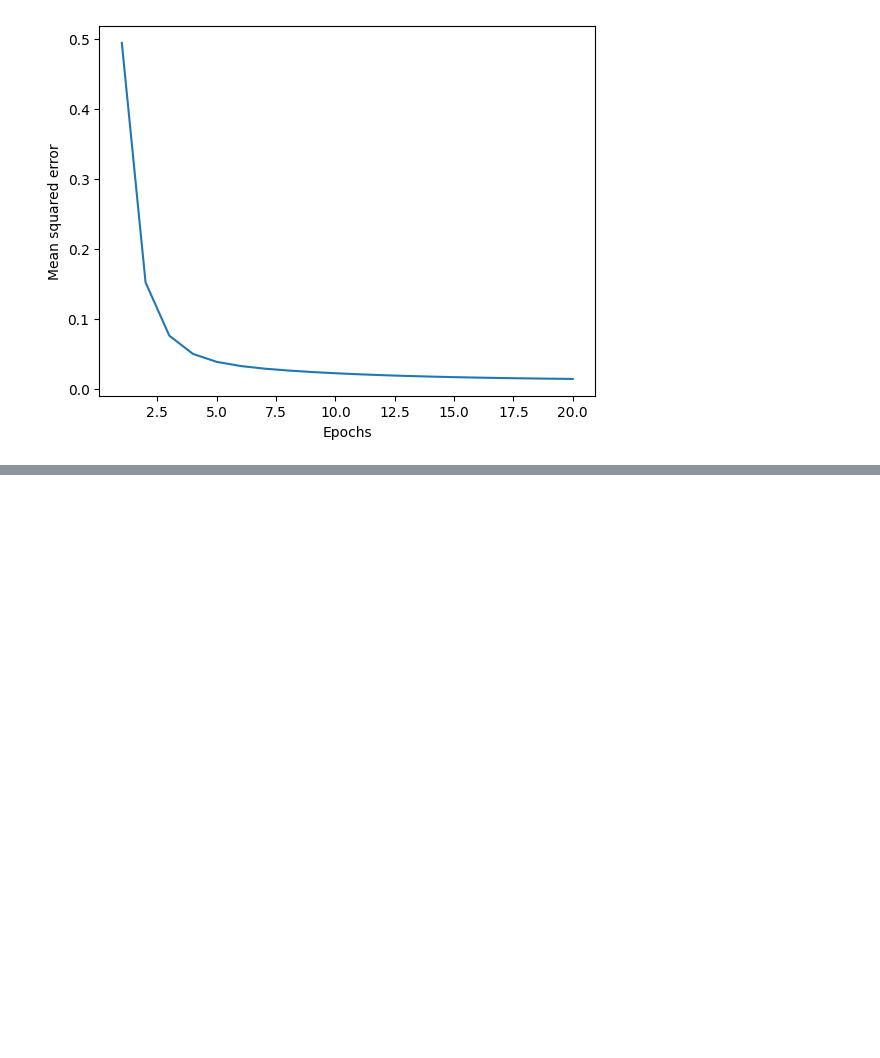
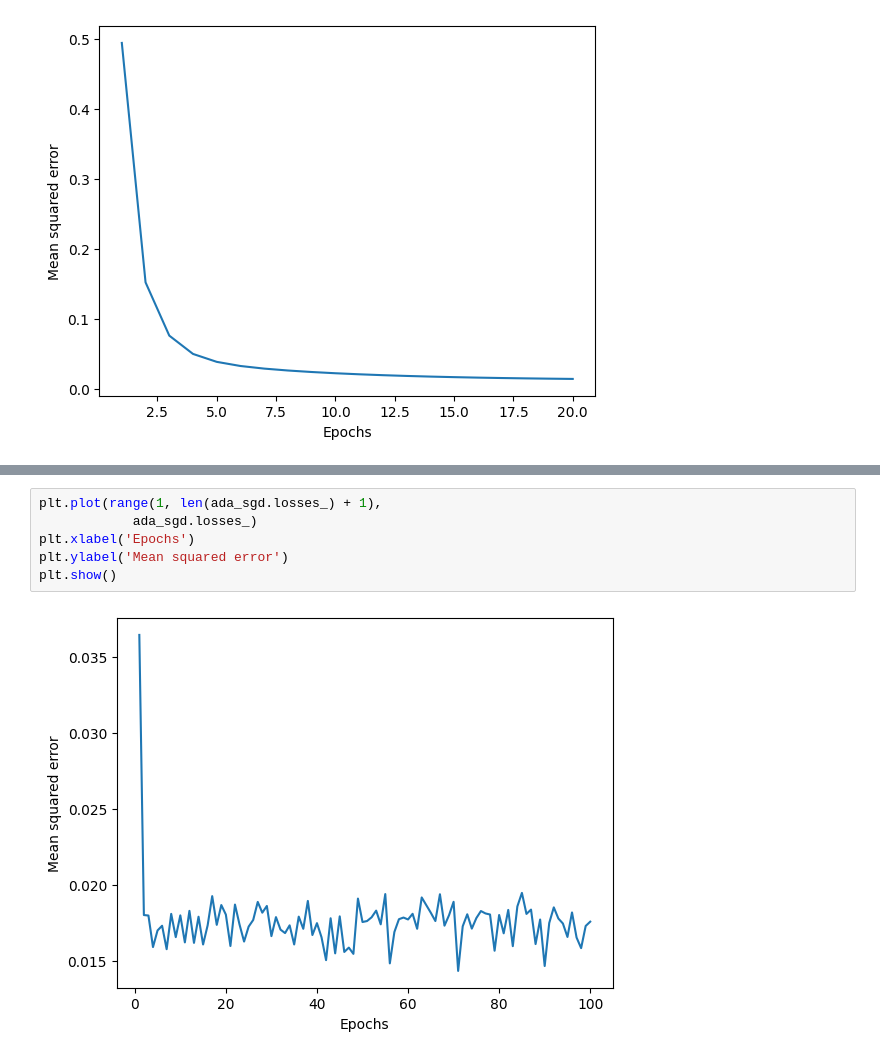
Before and after one commit to Blaise-bf/pyml-book, a Jupyter notebook: ch1-training-simple-ml-algorithms/demo.ipynb, the cells around one changed output, grey strips where cells are left out. Saved outputs shown, nothing was run; the diff lists cells and outputs as text; blank space fills up the shorter version.

```diff
--- a/ch1-training-simple-ml-algorithms/demo.ipynb
+++ b/ch1-training-simple-ml-algorithms/demo.ipynb
@@ -146,0 +154,8 @@ plt.show()
+# %%
+plt.plot(range(1, len(ada_sgd.losses_) + 1),
+            ada_sgd.losses_)
+plt.xlabel('Epochs')
+plt.ylabel('Mean squared error')
+plt.show()
+# %% [output]
+[figure, added]
```
Also changed, not shown: parts of 2 cells of this notebook, 1 other file.
